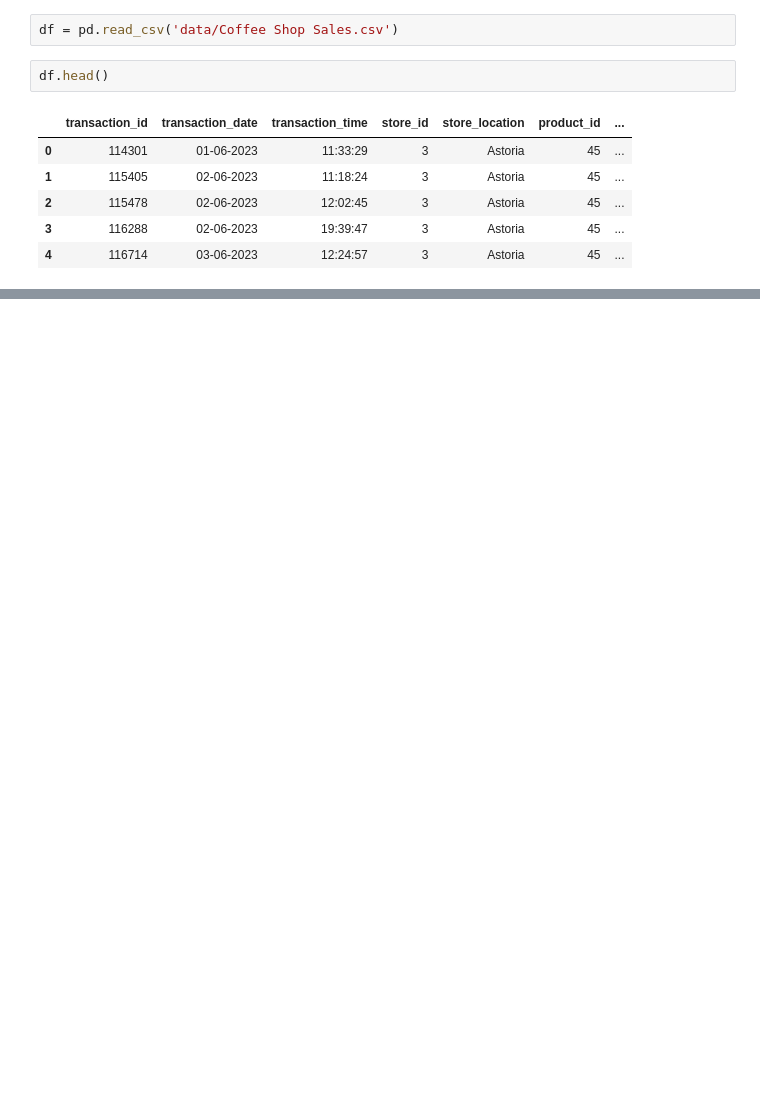
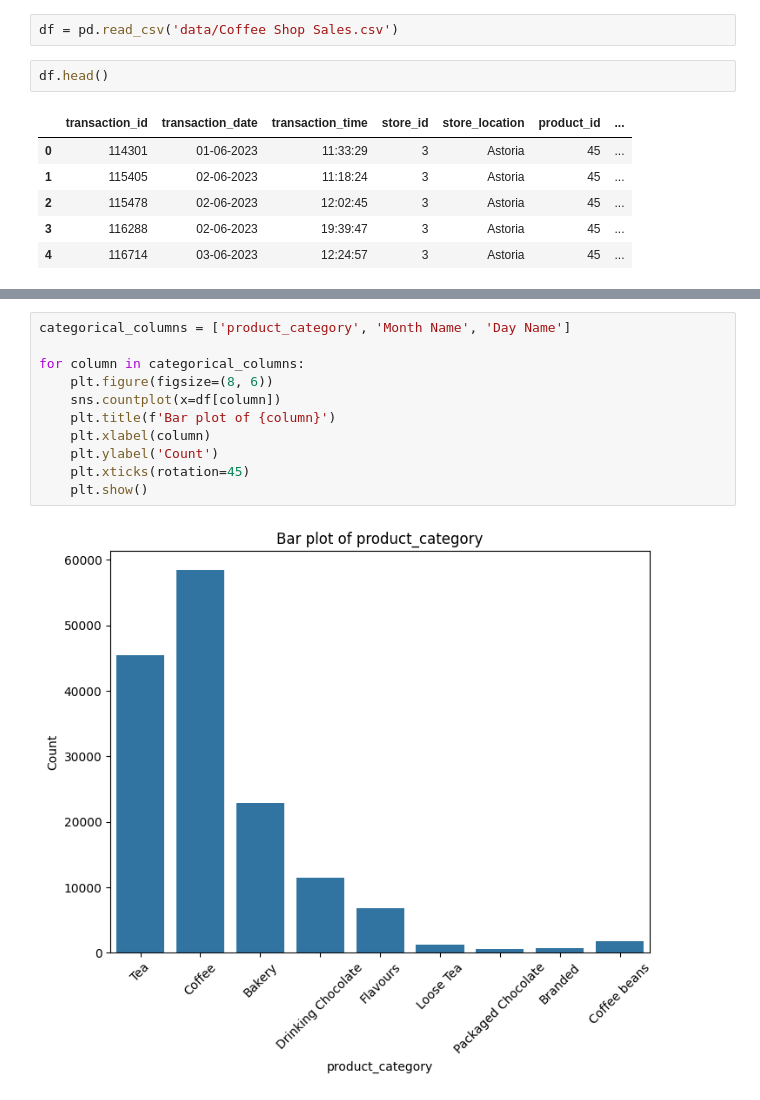
Before and after one commit to jyotiprakashuprety/Coffee_shop_sales_analysis, a Jupyter notebook: EDA.ipynb, the cells around one changed output, grey strips where cells are left out. Saved outputs shown, nothing was run; the diff lists cells and outputs as text; blank space fills up the shorter version.

```diff
--- a/EDA.ipynb
+++ b/EDA.ipynb
@@ -13,0 +143,13 @@ df.head()
+# %%
+categorical_columns = ['product_category', 'Month Name', 'Day Name']
+
+for column in categorical_columns:
+    plt.figure(figsize=(8, 6))
+    sns.countplot(x=df[column])
+    plt.title(f'Bar plot of {column}')
+    plt.xlabel(column)
+    plt.ylabel('Count')
+    plt.xticks(rotation=45)
+    plt.show()
+# %% [output]
+[figure, added]
```
Also changed, not shown: parts of 11 cells of this notebook, 1 other file.
